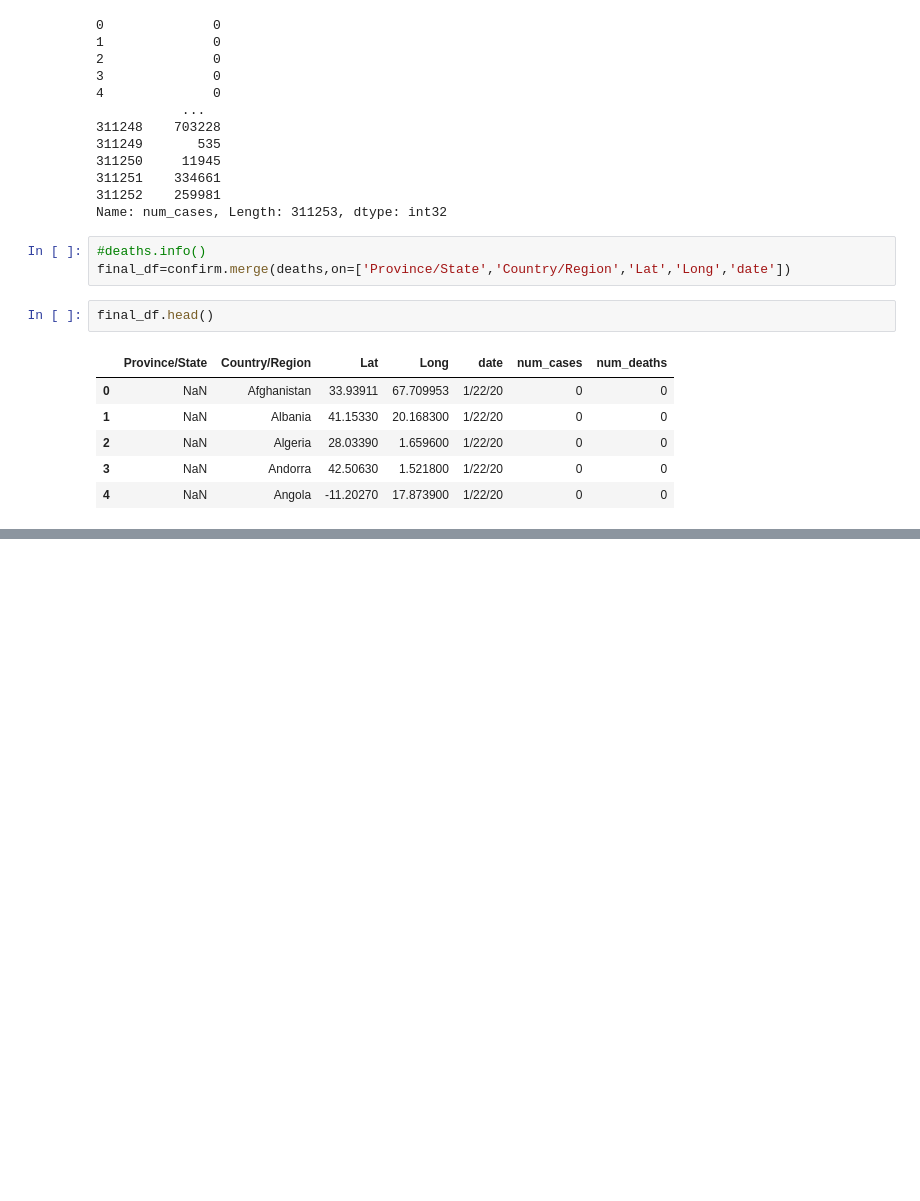
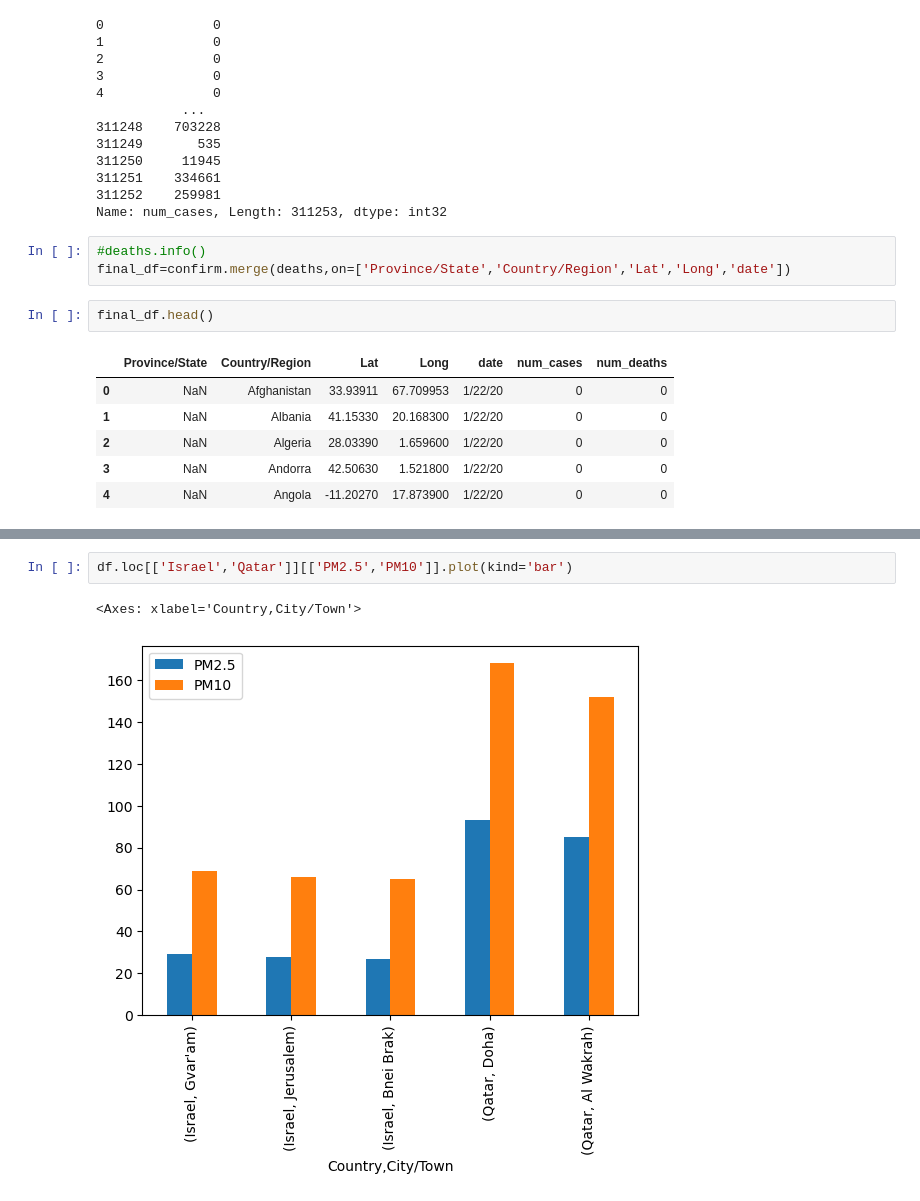
Before and after one commit to khadar786/CampusX, a Jupyter notebook: Tasks/Task-21.ipynb, the cells around one changed output, grey strips where cells are left out. Saved outputs shown, nothing was run; the diff lists cells and outputs as text; blank space fills up the shorter version.

```diff
--- a/Tasks/Task-21.ipynb
+++ b/Tasks/Task-21.ipynb
@@ -109,0 +261,5 @@ final_df.head()
+# %%
+df.loc[['Israel','Qatar']][['PM2.5','PM10']].plot(kind='bar')
+# %% [output]
+<Axes: xlabel='Country,City/Town'>
+[figure, added]
```
Also changed, not shown: parts of 24 cells of this notebook.
